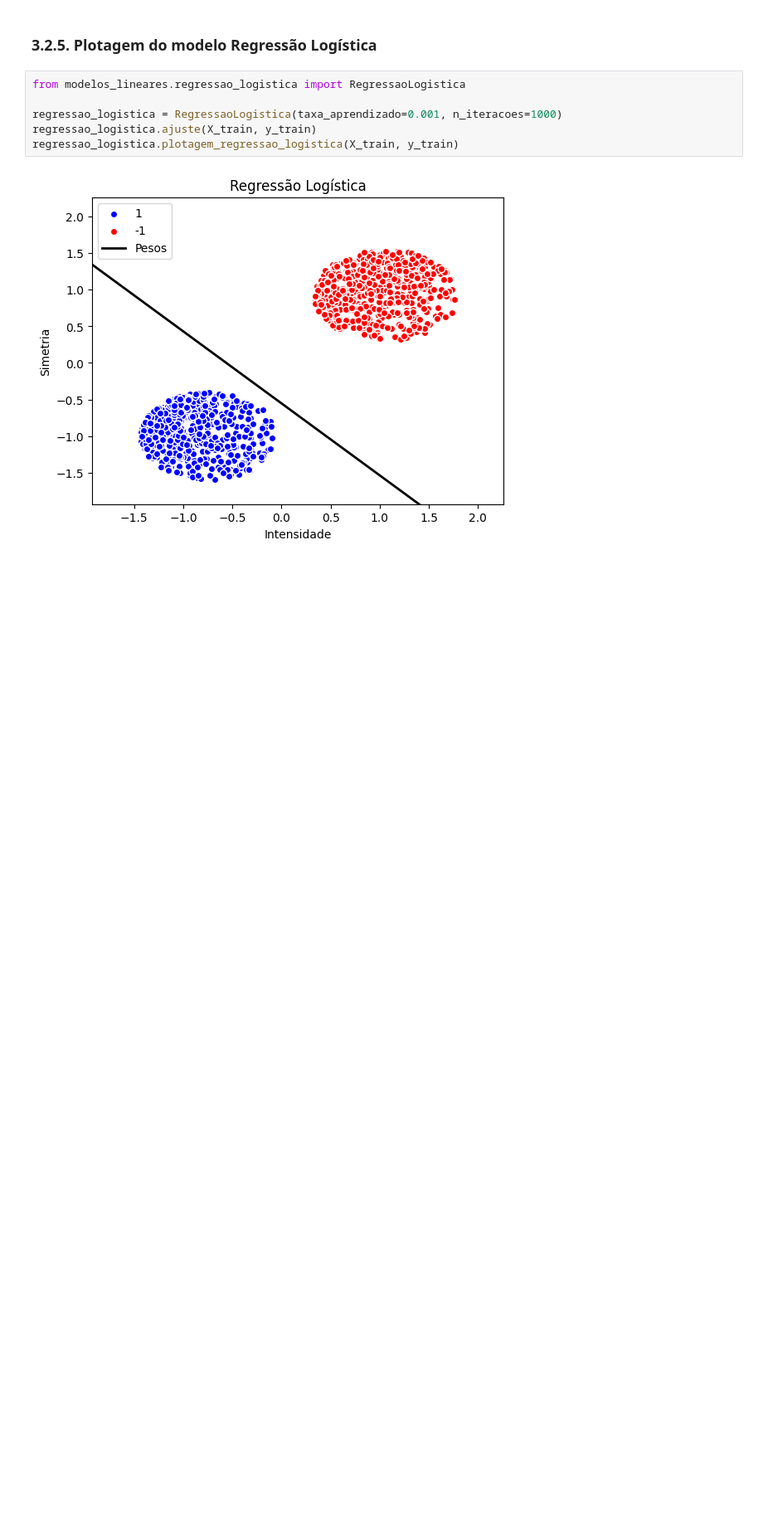
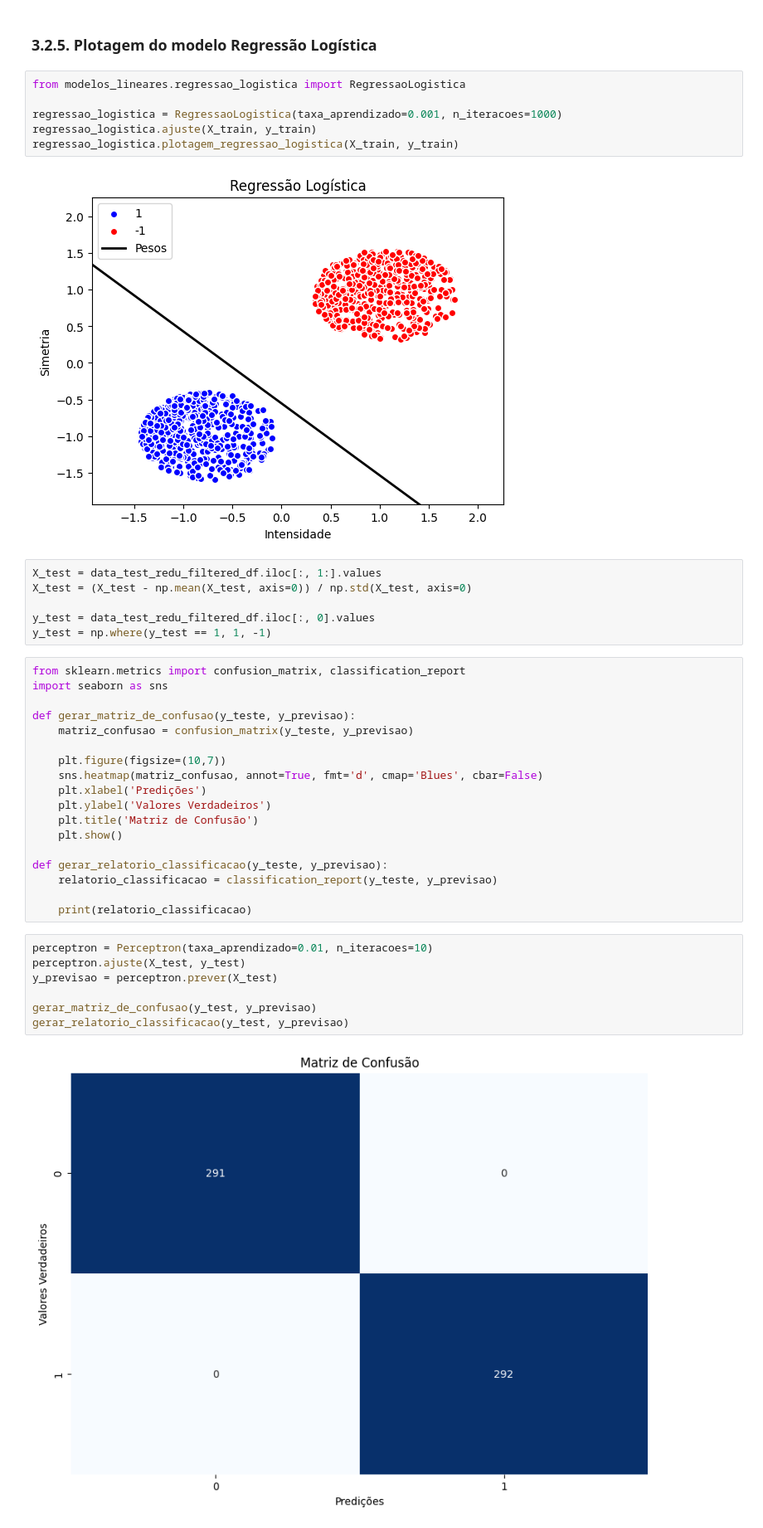
Before and after one commit to Gabyzera/ufpb_am, a Jupyter notebook: reconhecimento_digitos/src/main.ipynb, the cells around one changed output. Shown at 83% size. Cells and saved outputs as stored; diff of their text form; blank space fills up the shorter version.

Commit message:
feat: add confusion matrix and classification report for all 3 models

```diff
--- a/reconhecimento_digitos/src/main.ipynb
+++ b/reconhecimento_digitos/src/main.ipynb
@@ -118,3 +110,36 @@ regressao_logistica.ajuste(X_train, y_train)
 regressao_logistica.plotagem_regressao_logistica(X_train, y_train)
 # %% [output]
 [figure]
+# %%
+X_test = data_test_redu_filtered_df.iloc[:, 1:].values
+X_test = (X_test - np.mean(X_test, axis=0)) / np.std(X_test, axis=0)
+
+y_test = data_test_redu_filtered_df.iloc[:, 0].values
+y_test = np.where(y_test == 1, 1, -1)
+# %%
+from sklearn.metrics import confusion_matrix, classification_report
+import seaborn as sns
+
+def gerar_matriz_de_confusao(y_teste, y_previsao):
+    matriz_confusao = confusion_matrix(y_teste, y_previsao)
+
+    plt.figure(figsize=(10,7))
+    sns.heatmap(matriz_confusao, annot=True, fmt='d', cmap='Blues', cbar=False)
+    plt.xlabel('Predições')
+    plt.ylabel('Valores Verdadeiros')
+    plt.title('Matriz de Confusão')
+    plt.show()
+
+def gerar_relatorio_classificacao(y_teste, y_previsao):
+    relatorio_classificacao = classification_report(y_teste, y_previsao)
+
+    print(relatorio_classificacao)
+# %%
+perceptron = Perceptron(taxa_aprendizado=0.01, n_iteracoes=10)
+perceptron.ajuste(X_test, y_test)
+y_previsao = perceptron.prever(X_test)
+
+gerar_matriz_de_confusao(y_test, y_previsao)
+gerar_relatorio_classificacao(y_test, y_previsao)
+# %% [output]
+[figure, added]
```
Also changed, not shown: parts of 5 cells of this notebook, 1 other file.
